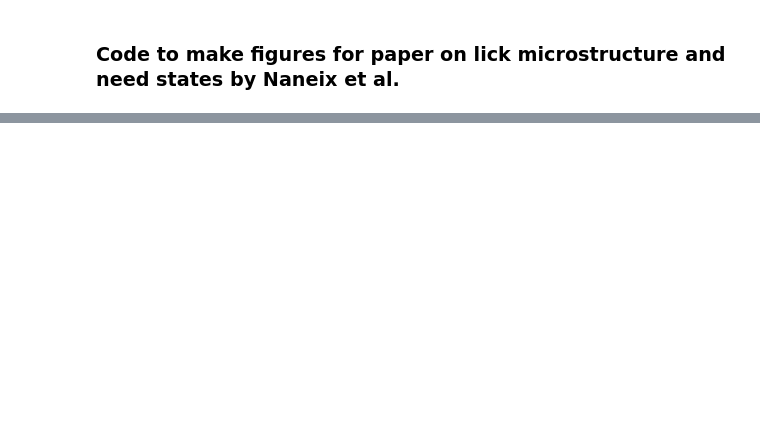
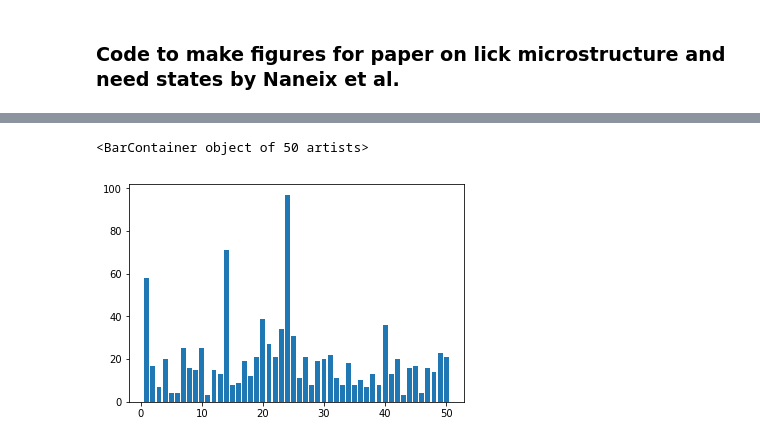
Before and after one commit to mccutcheonlab/naneix-microstructure-paper, a Jupyter notebook: notebooks/naneix-microstructure.ipynb, the cells around one changed output, grey strips where cells are left out. Cells and saved outputs as stored; diff of their text form; code cells hidden in the pictures; blank space fills up the shorter version.

```diff
--- a/notebooks/naneix-microstructure.ipynb
+++ b/notebooks/naneix-microstructure.ipynb
@@ -55,0 +53,13 @@ len(newbursts)
+# %%
+data = lickdata['bLicks']
+xdata = np.arange(1,len(data)+1)
+
+len(data)
+
+
+n=50
+
+plt.bar(xdata[:n], data[:n])
+# %% [output]
+<BarContainer object of 50 artists>
+[figure, added]
```
Also changed, not shown: parts of 15 cells of this notebook, 1 other file.
